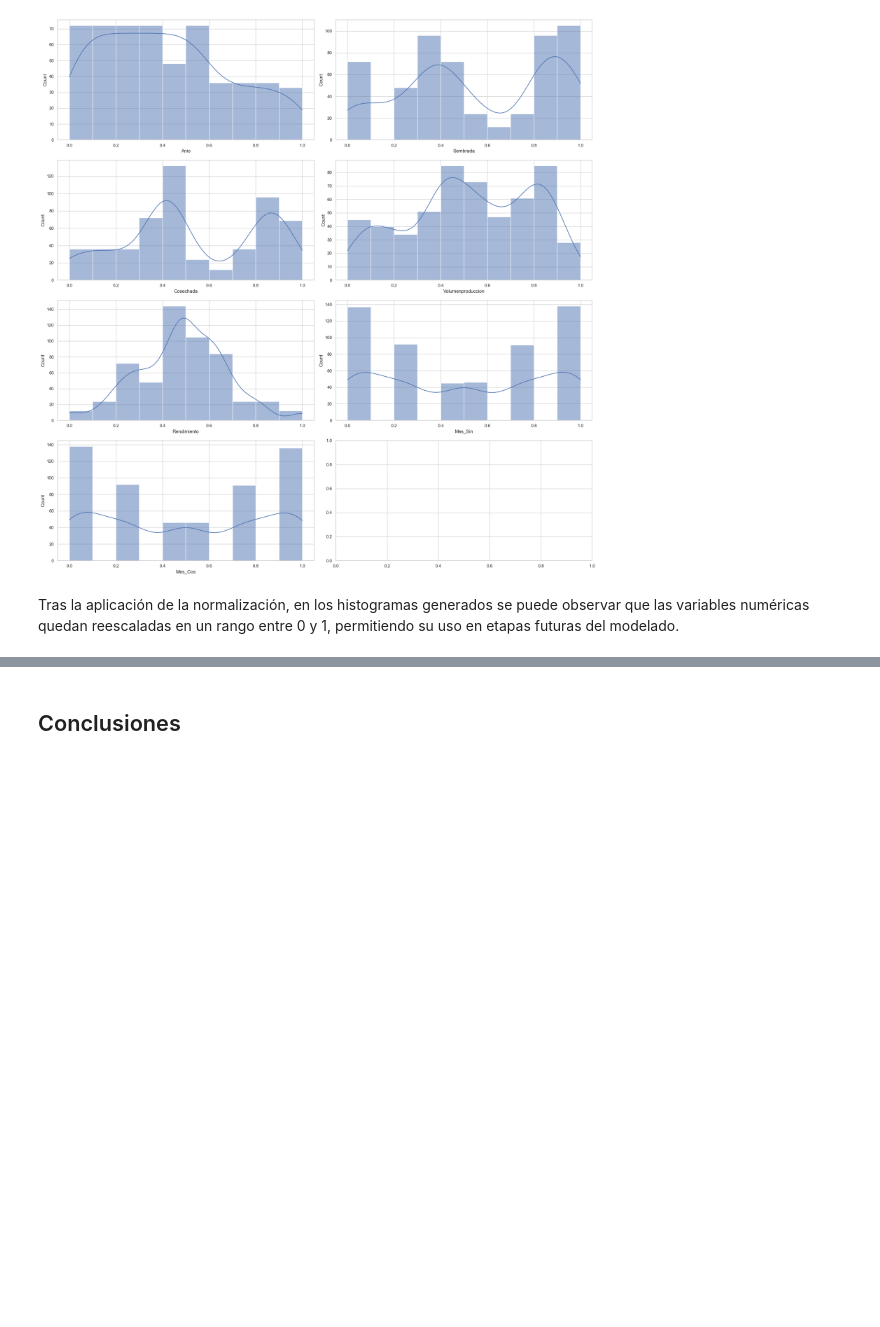
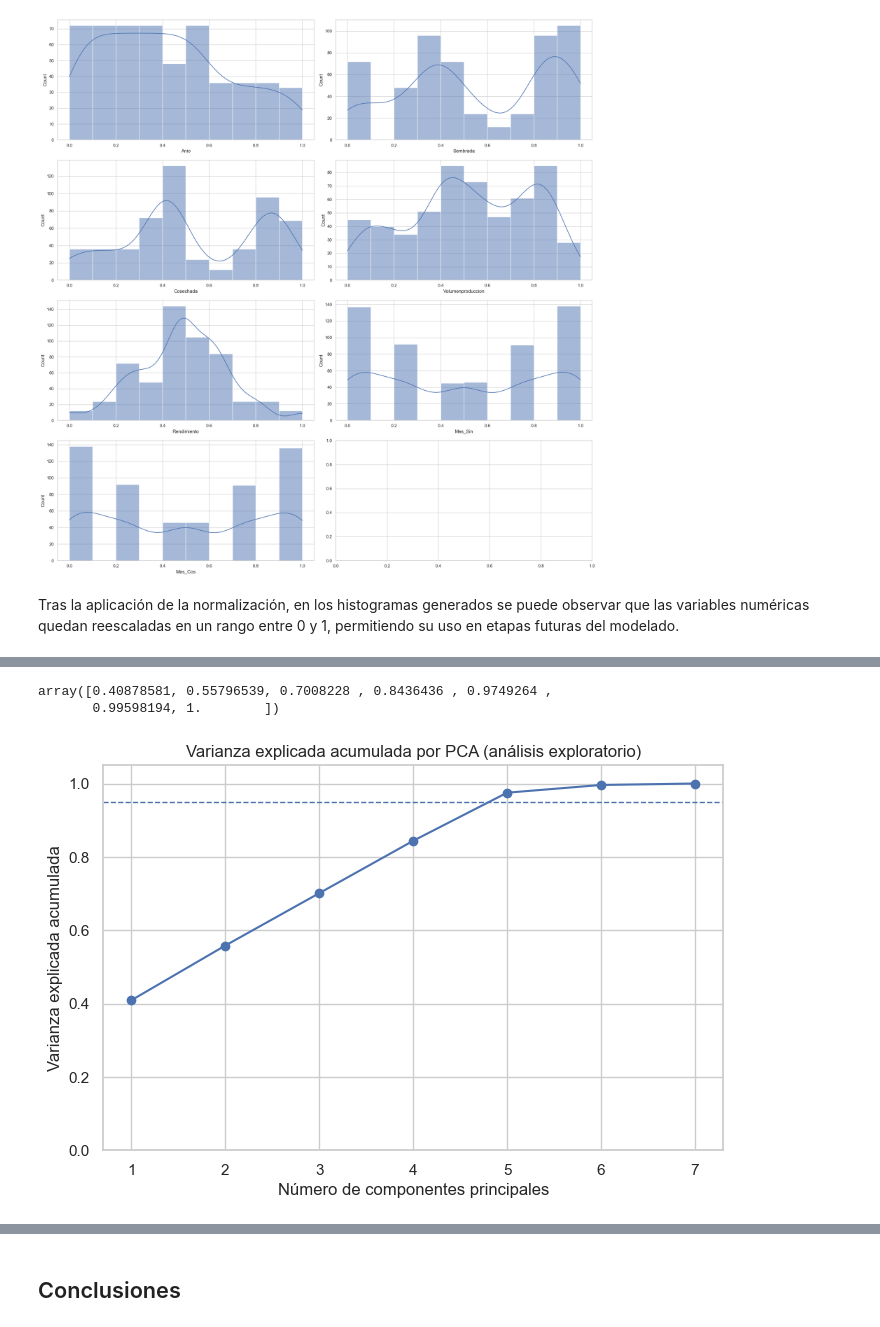
Before and after one commit to juan-pablo-lopez/tc5035-ene26-equipo29, a Jupyter notebook: Avance2.Equipo29.ipynb, the cells around one changed output, grey strips where cells are left out. Cells and saved outputs as stored; diff of their text form; code cells hidden in the pictures; blank space fills up the shorter version.

```diff
--- a/Avance2.Equipo29.ipynb
+++ b/Avance2.Equipo29.ipynb
@@ -896,0 +1017,47 @@ xxxx
+# %%
+from sklearn.decomposition import PCA
+from sklearn.impute import SimpleImputer
+from sklearn.preprocessing import StandardScaler
+
+# Imputación simple solo para PCA (Nommodalidad_one_hot contiene valores faltantes)
+imputer = SimpleImputer(strategy="median")
+X_imputed = imputer.fit_transform(X)
+
+# Escalamiento (recomendado para PCA)
+scaler = StandardScaler()
+X_scaled = scaler.fit_transform(X_imputed)
+
+pca = PCA()
+pca.fit(X_scaled)
+
+explained_variance = np.cumsum(pca.explained_variance_ratio_)
+explained_variance
+# %% [output]
+array([0.40878581, 0.55796539, 0.7008228 , 0.8436436 , 0.9749264 ,
+       0.99598194, 1.        ])
+# %%
+# Gráfica
+plt.figure(figsize=(8, 5))
+plt.plot(
+    range(1, len(explained_variance) + 1),
+    explained_variance,
+    marker='o'
+)
+
+# Umbral del 95%
+plt.axhline(
+    y=0.95,
+    linestyle='--',
+    linewidth=1
+)
+
+plt.xlabel('Número de componentes principales')
+plt.ylabel('Varianza explicada acumulada')
+plt.title('Varianza explicada acumulada por PCA (análisis exploratorio)')
+plt.xticks(range(1, len(explained_variance) + 1))
+plt.ylim(0, 1.05)
+plt.grid(True)
+
+plt.show()
+# %% [output]
+[figure, added]
```
Also changed, not shown: parts of 28 cells of this notebook.
